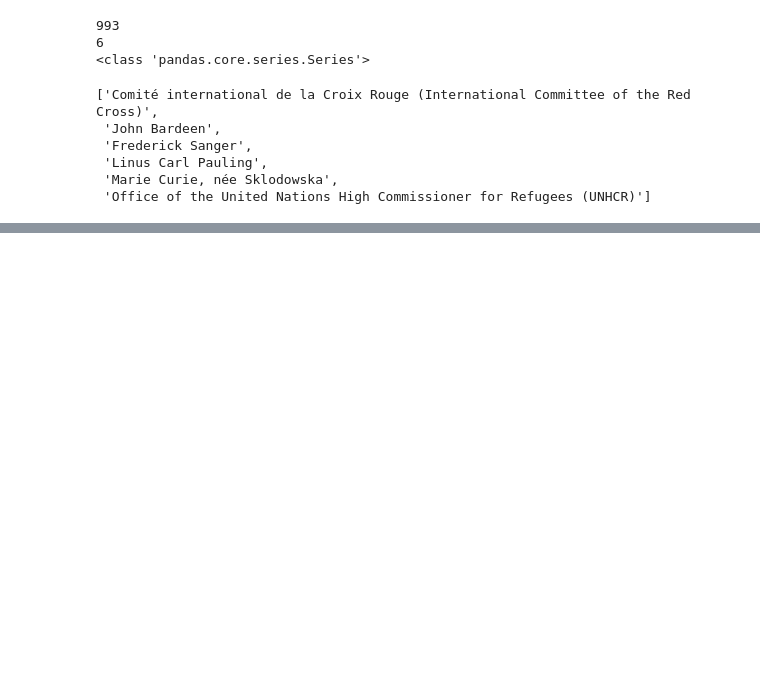
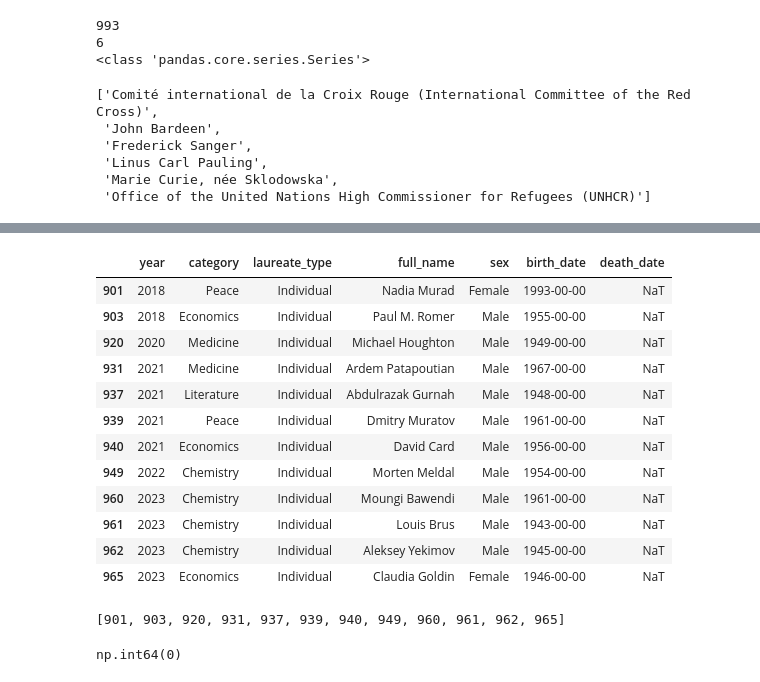
Before and after one commit to MichaelSzczepaniak/DSPortfolio, a Jupyter notebook: Nobel_Winners/NobelWinners.ipynb, the cells around one changed output, grey strips where cells are left out. Drawn from its saved outputs; the diff is of its cells as text; code cells hidden in the pictures; blank space fills up the shorter version.

```diff
--- a/Nobel_Winners/NobelWinners.ipynb
+++ b/Nobel_Winners/NobelWinners.ipynb
@@ -723,0 +742,6 @@ number of rows with missing birth dates that are organizations: 30
+# %%
+# fix the two missing birth dates - values found on wikipedia
+df_nobel.loc[df_nobel['full_name'] == 'Saul Perlmutter', 'birth_date'] = '1959-09-22'
+df_nobel.loc[df_nobel['full_name'] == 'Venkatraman Ramakrishnan', 'birth_date'] = '1952-04-05'
+# rebuild df_no_orgs with fixed birth dates
+df_no_orgs = df_nobel.loc[df_nobel['laureate_type'].isin(['Individual']), :]
@@ -723,0 +758,34 @@ number of rows with missing birth dates that are organizations: 30
+# %%
+df_only_bd_year.to_csv("./df_only_bd_year.csv", index_label='index')  # export ind's with only year for birth date
+df_only_bd_year
+# %% [output]
+|  | year | category | laureate_type | full_name | sex | birth_date | death_date |
+| 901 | 2018 | Peace | Individual | Nadia Murad | Female | 1993-00-00 | NaT |
+| 903 | 2018 | Economics | Individual | Paul M. Romer | Male | 1955-00-00 | NaT |
+| 920 | 2020 | Medicine | Individual | Michael Houghton | Male | 1949-00-00 | NaT |
+| 931 | 2021 | Medicine | Individual | Ardem Patapoutian | Male | 1967-00-00 | NaT |
+| 937 | 2021 | Literature | Individual | Abdulrazak Gurnah | Male | 1948-00-00 | NaT |
+| 939 | 2021 | Peace | Individual | Dmitry Muratov | Male | 1961-00-00 | NaT |
+| 940 | 2021 | Economics | Individual | David Card | Male | 1956-00-00 | NaT |
+| 949 | 2022 | Chemistry | Individual | Morten Meldal | Male | 1954-00-00 | NaT |
+| 960 | 2023 | Chemistry | Individual | Moungi Bawendi | Male | 1961-00-00 | NaT |
+| 961 | 2023 | Chemistry | Individual | Louis Brus | Male | 1943-00-00 | NaT |
+| 962 | 2023 | Chemistry | Individual | Aleksey Yekimov | Male | 1945-00-00 | NaT |
+| 965 | 2023 | Economics | Individual | Claudia Goldin | Female | 1946-00-00 | NaT |
+# %%
+indices_to_fix = df_only_bd_year.index.tolist()
+print(indices_to_fix)
+#           Murad         Romer         Houghton      Patapoutian
+bd_fixes = ["1993-03-03", "1955-11-06", "1949-07-01", "1967-10-01", "", "", "", "", "", "", "", ""]
+# %% [output]
+[901, 903, 920, 931, 937, 939, 940, 949, 960, 961, 962, 965]
+# %%
+# remove the organization laureate_type
+df_no_orgs = df_nobel.loc[df_nobel['laureate_type'].isin(['Individual']), :]
+df_no_orgs['birth_date'].isnull().sum()
+# df_no_orgs.shape  # (966, 19)
+# find incomplete birth dates
+
+# df_no_orgs.loc[df_no_orgs['birth_date'].str.endswith("00-00"), relevant_cols]
+# %% [output]
+np.int64(0)
```
Also changed, not shown: parts of 7 cells of this notebook, 1 other file.
